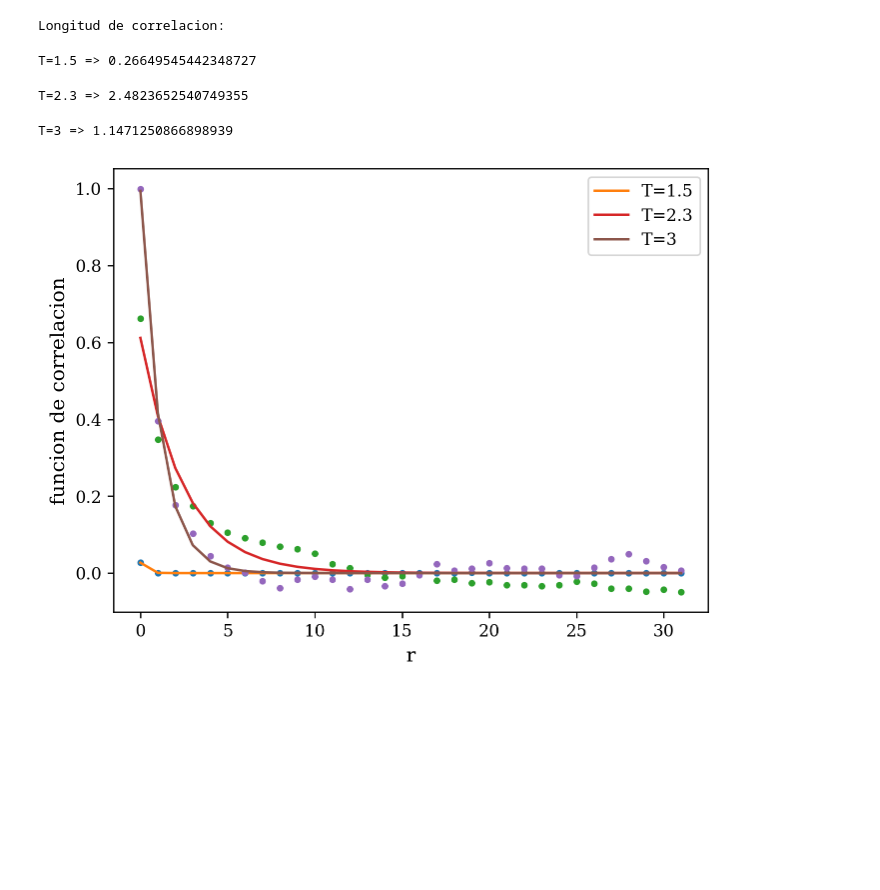
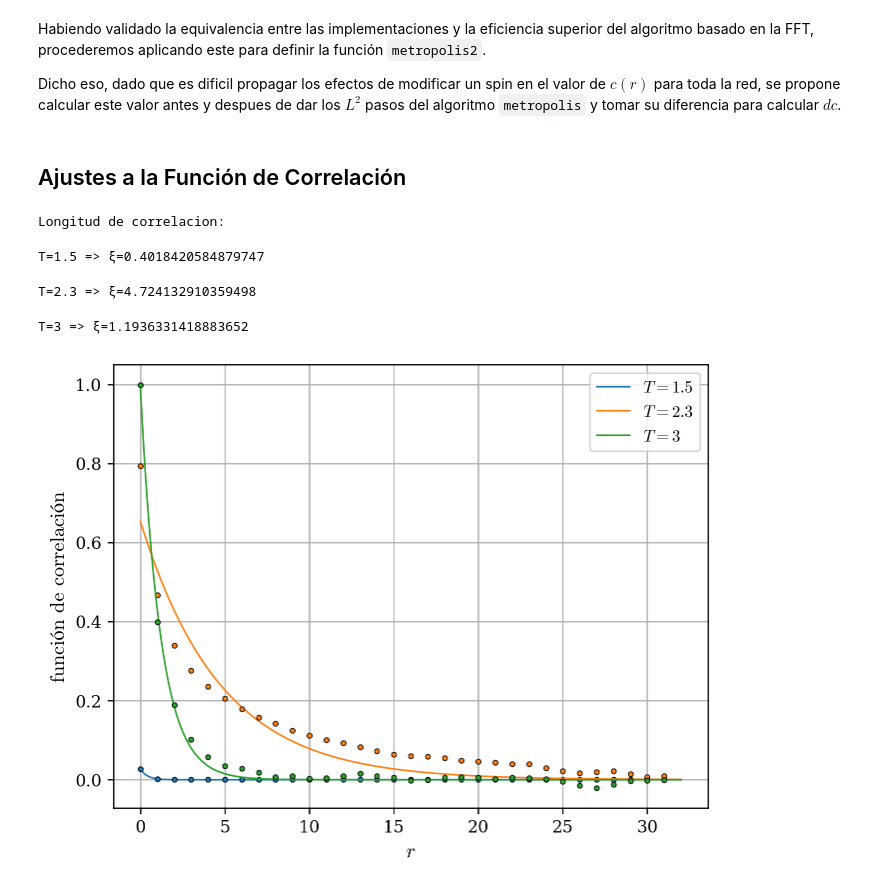
Before and after one commit to Lermacto/ising-2d, a Jupyter notebook: testing_correlation.ipynb, the cells around one changed output. Saved outputs shown, nothing was run; the diff lists cells and outputs as text; code cells hidden in the pictures; blank space fills up the shorter version.

```diff
--- a/testing_correlation.ipynb
+++ b/testing_correlation.ipynb
@@ -42,9 +24,9 @@ plt.show()
 # %%
-@njit
-def cor(S: np.ndarray) -> np.ndarray:
+@njit(parallel=True)
+def cor_paralela(S: np.ndarray) -> np.ndarray:
     L = S.shape[0]
     cor_vec = np.zeros(L // 2)
-    for r, _ in enumerate(cor_vec):
+    for r in prange(L//2):
         cor_filas = np.zeros(L)
         for i in prange(L):
             fila = S[i]
@@ -70,72 +88,77 @@ plt.show()
+# %% [markdown]
+Habiendo validado la equivalencia entre las implementaciones y la eficiencia superior del algoritmo basado en la FFT, procederemos aplicando este para definir la función `metropolis2`.
+
+Dicho eso, dado que es dificil propagar los efectos de modificar un spin en el valor de $c(r)$ para toda la red, se propone calcular este valor antes y despues de dar los $L^2$ pasos del algoritmo `metropolis` y tomar su diferencia para calcular $dc$.
 # %%
 
-def metropolis2_fft(S: np.ndarray, prob: np.ndarray):
+def metropolis2_fft(S: np.ndarray, prob: np.ndarray, cor_S: np.ndarray = None):
     # Aplica el algoritmo de Metropolis al estado S
-    c_original = cor_fft(S)
+    if cor_S is None:
+        c_original = cor_fft(S)
+    else:
+        c_original = cor_S
     # La consigna dice que hay que aplicar el algoritmo de metrópolis por cada
     # sitio en la red, es decir, L cuadrado veces.
     S, dm, _ = metropolis(S, prob)
     dc = cor_fft(S) - c_original
     return S, dm, dc / S.size
+# %% [markdown]
+## Ajustes a la Función de Correlación
 # %%
 L = 64
 
-nequilibrio = 10_000
-npromedio = 1_000
+nequilibrio = 500
+npromedio = 10_000
 
 l = L // 2  # numero de componentes del vector c
 m = np.zeros(npromedio)  # magnetizacion en funcion del paso
 c = np.zeros((l, npromedio))  # vector c en funcion del paso
 
 r_vals = np.arange(l)  # dominio de la funcion de correlacion
-
+r_dense = np.linspace(0, l, 1_000)
 
 def fitcor(r, a, xi):  # funcion con la que vamos a ajustar
     return a * np.exp(-r / xi)
 
 
 S = np.ones((L, L), dtype=int)
-
 print("Longitud de correlacion:")
 
-for T in tqdm([1.5, 2.3, 3], desc="Temperaturas"):
-
+for i, T in tqdm(enumerate([1.5, 2.3, 3]), desc="Temperaturas"):
     beta = 1 / T
-
     prob = np.array([np.exp(-4 * beta), np.exp(-8 * beta)])
-
     # Termalizamos con la funcion metropolis(S,prob), que es mas rapida
     for n in tqdm(range(nequilibrio), desc="Termalizando"):
         S, dm, de = metropolis(S, prob)
-
     m[0] = np.mean(S)
     c[:, 0] = cor_fft(S)
-
     for n in tqdm(range(1, npromedio), desc="Midiendo"):
-        S, dm, dc = metropolis2_fft(S, prob)
+        S, dm, dc = metropolis2_fft(S, prob, c[:, n - 1])
         m[n] = m[n - 1] + dm
         c[:, n] = c[:, n - 1] + dc
 
     mmedia = np.mean(abs(m))
     correlacion = np.mean(c, axis=1) - mmedia**2  # funcion de correlacion
 
     # Ajustamos:
-    parametros, covarianza = curve_fit(fitcor, r_vals, correlacion)
+    parametros, _ = curve_fit(fitcor, r_vals, correlacion)
     # (la funcion curve_fit devuelve el mejor valor de los parametros
     # y tambien la covarianza, que no vamos a usar)
 
-    print("T={} => {}".format(T, parametros[1]))
+    print(f"T={T} => ξ={parametros[1]}")
 
-    plt.plot(r_vals, correlacion, ".")
-    plt.plot(r_vals, fitcor(r_vals, *parametros), label="T={}".format(T))
-
-plt.xlabel("r")
-plt.ylabel("funcion de correlacion")
+    plt.plot(
+        r_dense, fitcor(r_dense, *parametros), "-", c=f"C{i}", lw=1, label=f"$T={T}$"
+    )
+    plt.plot(r_vals, correlacion, ".", c=f"C{i}", mec="k", mew=0.5)
+plt.grid()
+plt.xlabel("$r$")
+plt.ylabel(r"$\text{función de correlación}$")
 plt.legend()
 plt.show()
 # %% [output]
 Longitud de correlacion:
-T=1.5 => 0.26649545442348727
+T=1.5 => ξ=0.4018420584879747
-T=2.3 => 2.4823652540749355
+T=2.3 => ξ=4.724132910359498
-T=3 => 1.1471250866898939
+T=3 => ξ=1.1936331418883652
-[figure, old version]
+[figure, new version]
```
Also changed, not shown: parts of 12 cells of this notebook.
